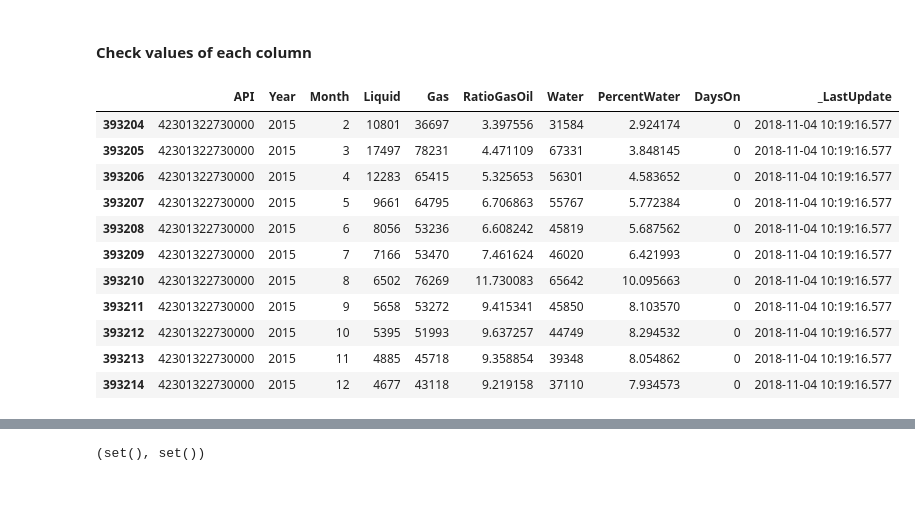
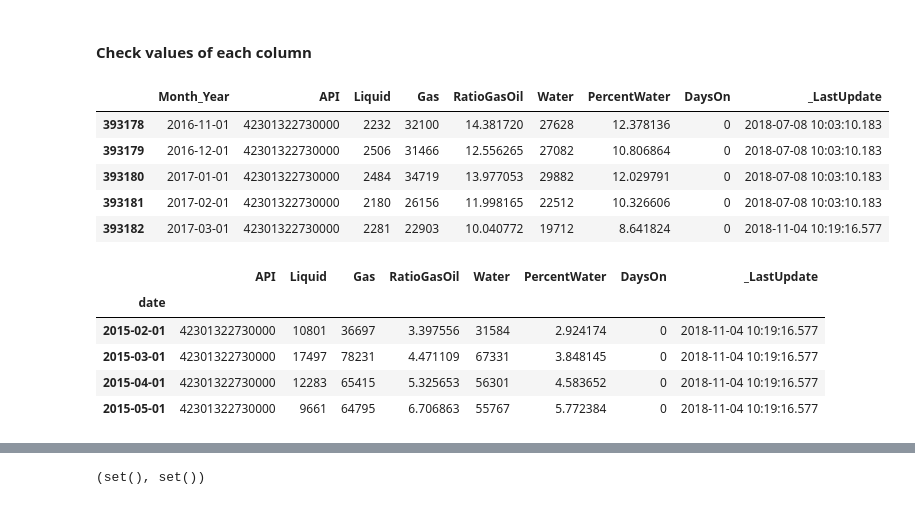
Before and after one commit to Dnbg1982/Oil-Gas-Projects, a Jupyter notebook: Reservoir Engineering/Notebooks/Oil_produc_forecasting.ipynb, the cells around one changed output, grey strips where cells are left out. Saved outputs shown, nothing was run; the diff lists cells and outputs as text; code cells hidden in the pictures.

```diff
--- a/Reservoir Engineering/Notebooks/Oil_produc_forecasting.ipynb
+++ b/Reservoir Engineering/Notebooks/Oil_produc_forecasting.ipynb
@@ -44,0 +42,3 @@ test_data.head(5)
+# %%
+test_data.set_index('date', inplace=True)
+test_data.drop(['Year','Month'], axis=1, inplace=True)
@@ -142,19 +147,23 @@ print(len(repetead_wells))
 43
 # %% [markdown]
 #### Check values of each column
+# %%
+# Compare the same WELL in test and test data
+test_data[(test_data['API']) == 42301322730000][5:10]
+# %% [output]
+|  | Month_Year | API | Liquid | Gas | RatioGasOil | Water | PercentWater | DaysOn | _LastUpdate |
+| 393178 | 2016-11-01 | 42301322730000 | 2232 | 32100 | 14.381720 | 27628 | 12.378136 | 0 | 2018-07-08 10:03:10.183 |
+| 393179 | 2016-12-01 | 42301322730000 | 2506 | 31466 | 12.556265 | 27082 | 10.806864 | 0 | 2018-07-08 10:03:10.183 |
+| 393180 | 2017-01-01 | 42301322730000 | 2484 | 34719 | 13.977053 | 29882 | 12.029791 | 0 | 2018-07-08 10:03:10.183 |
+| 393181 | 2017-02-01 | 42301322730000 | 2180 | 26156 | 11.998165 | 22512 | 10.326606 | 0 | 2018-07-08 10:03:10.183 |
+| 393182 | 2017-03-01 | 42301322730000 | 2281 | 22903 | 10.040772 | 19712 | 8.641824 | 0 | 2018-11-04 10:19:16.577 |
 # %%
-# Compare the same WELL in train and test data
-train_data[(train_data['API'] == 42301322730000) & (train_data['Year'] == 2015)]
+# Compare the same WELL in test and test data
+test_data[(test_data['API'] == 42301322730000)]
 # %% [output]
-|  | API | Year | Month | Liquid | Gas | RatioGasOil | Water | PercentWater | DaysOn | _LastUpdate |
-| 393204 | 42301322730000 | 2015 | 2 | 10801 | 36697 | 3.397556 | 31584 | 2.924174 | 0 | 2018-11-04 10:19:16.577 |
-| 393205 | 42301322730000 | 2015 | 3 | 17497 | 78231 | 4.471109 | 67331 | 3.848145 | 0 | 2018-11-04 10:19:16.577 |
-| 393206 | 42301322730000 | 2015 | 4 | 12283 | 65415 | 5.325653 | 56301 | 4.583652 | 0 | 2018-11-04 10:19:16.577 |
-| 393207 | 42301322730000 | 2015 | 5 | 9661 | 64795 | 6.706863 | 55767 | 5.772384 | 0 | 2018-11-04 10:19:16.577 |
-| 393208 | 42301322730000 | 2015 | 6 | 8056 | 53236 | 6.608242 | 45819 | 5.687562 | 0 | 2018-11-04 10:19:16.577 |
-| 393209 | 42301322730000 | 2015 | 7 | 7166 | 53470 | 7.461624 | 46020 | 6.421993 | 0 | 2018-11-04 10:19:16.577 |
-| 393210 | 42301322730000 | 2015 | 8 | 6502 | 76269 | 11.730083 | 65642 | 10.095663 | 0 | 2018-11-04 10:19:16.577 |
-| 393211 | 42301322730000 | 2015 | 9 | 5658 | 53272 | 9.415341 | 45850 | 8.103570 | 0 | 2018-11-04 10:19:16.577 |
-| 393212 | 42301322730000 | 2015 | 10 | 5395 | 51993 | 9.637257 | 44749 | 8.294532 | 0 | 2018-11-04 10:19:16.577 |
-| 393213 | 42301322730000 | 2015 | 11 | 4885 | 45718 | 9.358854 | 39348 | 8.054862 | 0 | 2018-11-04 10:19:16.577 |
-| 393214 | 42301322730000 | 2015 | 12 | 4677 | 43118 | 9.219158 | 37110 | 7.934573 | 0 | 2018-11-04 10:19:16.577 |
+|  | API | Liquid | Gas | RatioGasOil | Water | PercentWater | DaysOn | _LastUpdate |
+| date |  |  |  |  |  |  |  |  |
+| 2015-02-01 | 42301322730000 | 10801 | 36697 | 3.397556 | 31584 | 2.924174 | 0 | 2018-11-04 10:19:16.577 |
+| 2015-03-01 | 42301322730000 | 17497 | 78231 | 4.471109 | 67331 | 3.848145 | 0 | 2018-11-04 10:19:16.577 |
+| 2015-04-01 | 42301322730000 | 12283 | 65415 | 5.325653 | 56301 | 4.583652 | 0 | 2018-11-04 10:19:16.577 |
+| 2015-05-01 | 42301322730000 | 9661 | 64795 | 6.706863 | 55767 | 5.772384 | 0 | 2018-11-04 10:19:16.577 |
```
Also changed, not shown: parts of 22 cells of this notebook.
